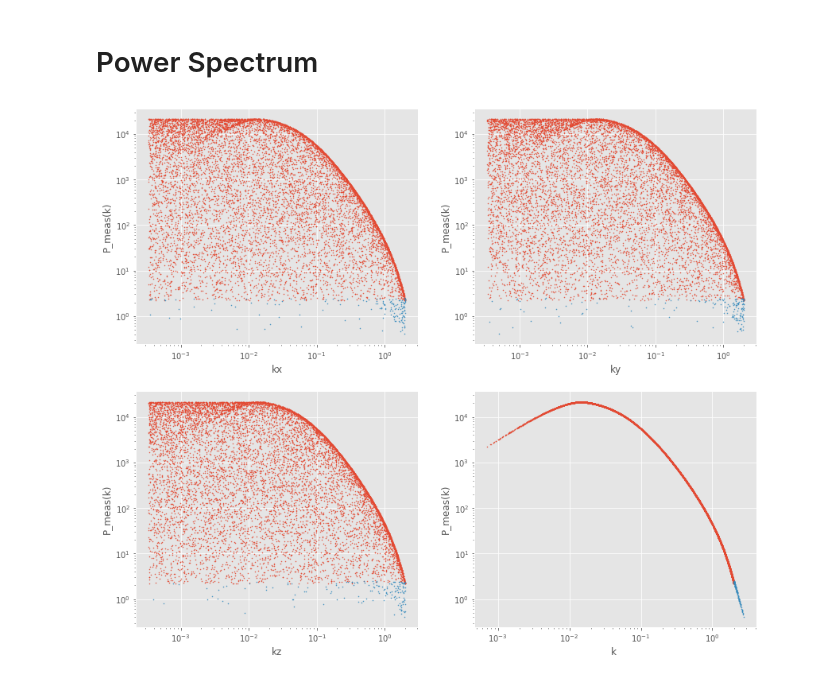
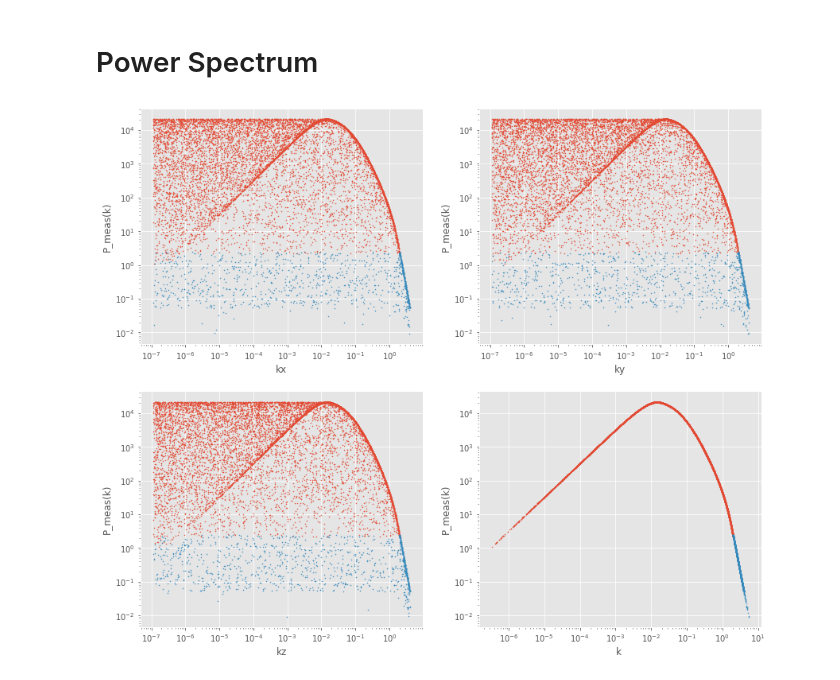
Before and after one commit to msssivadas10/cic_tests, a Jupyter notebook: test2.ipynb, the cells around one changed output. Cells and saved outputs as stored; diff of their text form; code cells hidden in the pictures.

```diff
--- a/test2.ipynb
+++ b/test2.ipynb
@@ -22,24 +22,24 @@ kn  = 2.
 mps = pycic.cicMeasPowerSpectrum(linpower, kn = kn, )
 # %%
 # all k vectors
-kvec = np.exp(np.random.uniform(-8, np.log(kn), (10000, 3)))
+kvec = np.exp(np.random.uniform(-16, np.log(2*kn), (10000, 3)))
 klen = np.sqrt(np.sum(kvec**2, axis = -1))
 
 # full power spectrum (power law contd.)
 mpk = mps(kvec)
 
 fig, axs = plt.subplots(2, 2, figsize = (14, 12))
 
 for _axi, _ki, _i in zip(axs.flatten(), [*kvec.T, klen], "xyz "):
     mask = np.where(klen < kn, True, False)
     _axi.loglog(_ki[mask], mpk[mask], 'o', ms = .5, color = 'C0')
     _axi.loglog(_ki[~mask], mpk[~mask], 'o', ms = .5, color = 'C1')
     _axi.set_xlabel('k' + _i); _axi.set_ylabel('P_meas(k)')
 
 
 plt.show()
 # %% [output]
-[figure, old version]
+[figure, new version]
 # %%
 from scipy.stats import binned_statistic
 
```
Also changed, not shown: parts of 2 cells of this notebook.
